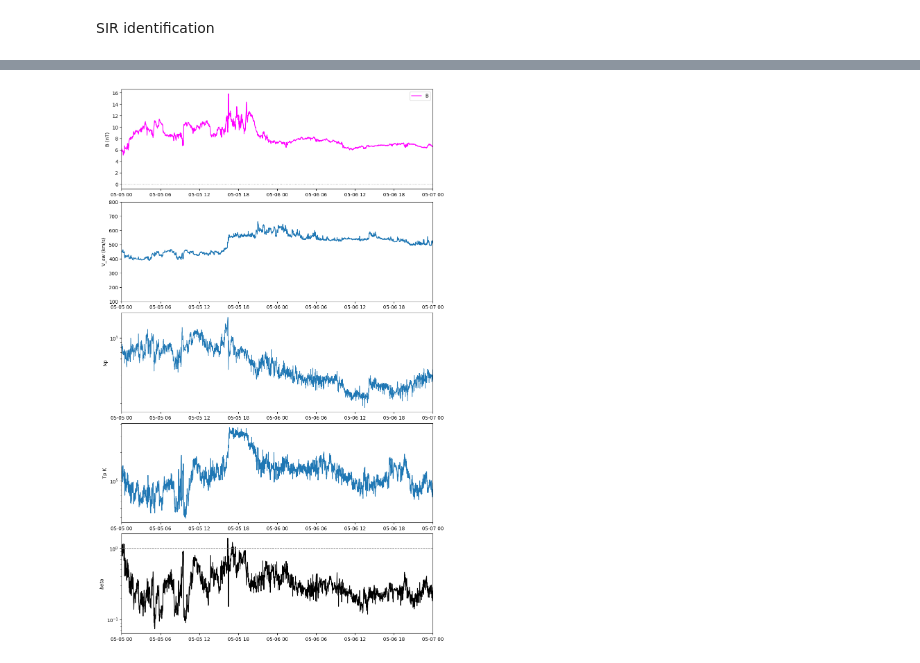
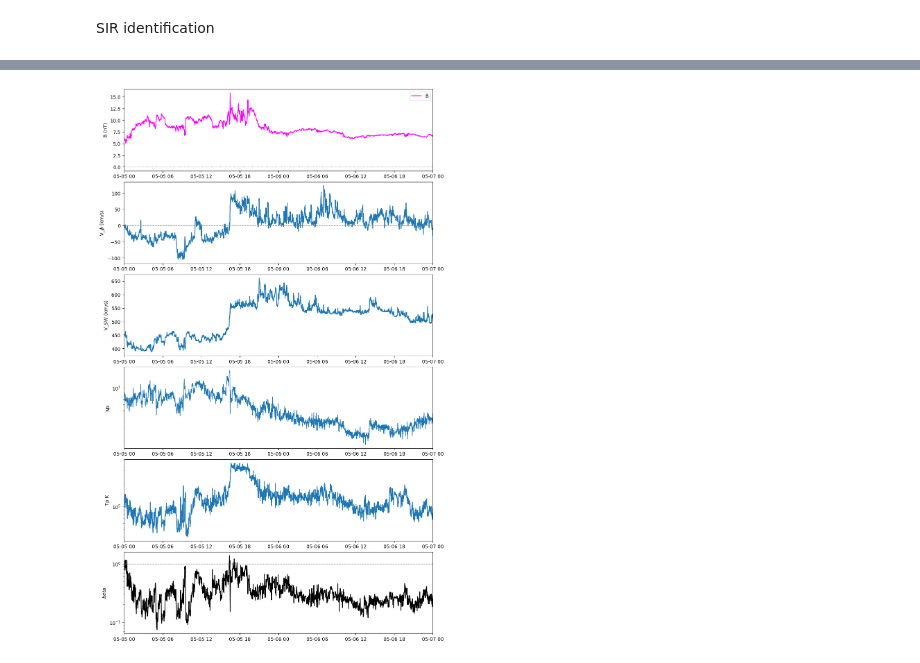
Before and after one commit to spal4532/Tutorial_LSS_SP, a Jupyter notebook: tutorial_icme.ipynb, the cells around one changed output, grey strips where cells are left out. Saved outputs shown, nothing was run; the diff lists cells and outputs as text; code cells hidden in the pictures.

```diff
--- a/tutorial_icme.ipynb
+++ b/tutorial_icme.ipynb
@@ -93,28 +93,31 @@ CDAS Error loading AC_H3_SW2 data for this date range
 # %%
-fig, axs = plt.subplots(5,1,figsize=(10, 16),layout='constrained')
+fig, axs = plt.subplots(6,1,figsize=(10, 16),layout='constrained')
 axs[0].plot(dfm.index,dfm.B,label='B',color='magenta')
 axs[0].set_ylabel('B (nT)')
 axs[0].axhline(y=0,color='gray',linewidth=1,linestyle=':')
 axs[0].legend(loc='upper right')
-axs[1].plot(dfp.index,dfp.Vsw)
-axs[1].set_ylabel('V_${sw}$ (km/s)')
-axs[1].set_ylim([100,800])
-axs[2].plot(dfp.index,dfp.Np, lw=1)
-axs[2].set_yscale('log')
-axs[2].set_ylabel('Np')
-axs[3].plot(dfp.index,dfp.Tp)
-axs[3].set_yscale("log")
-axs[3].set_ylabel('Tp K')
+axs[1].plot(dfp.index,dfp.Vy)
+axs[1].set_ylabel('V_${\phi}$ (km/s)')
+axs[1].axhline(y=0,color='gray',linewidth=1,linestyle='--')
+axs[2].plot(dfp.index,dfp.Vsw)
+axs[2].set_ylabel('V_${SW}$ (km/s)')
+# axs[1].set_ylim([100,800])
+axs[3].plot(dfp.index,dfp.Np, lw=1)
+axs[3].set_yscale('log')
+axs[3].set_ylabel('Np')
+axs[4].plot(dfp.index,dfp.Tp)
+axs[4].set_yscale("log")
+axs[4].set_ylabel('Tp K')
 Kb=1.38e-16
 dfp=dfp.resample('s').ffill().resample('64s').mean()
 dfm=dfm.resample('s').ffill().resample('64s').mean()
 beta=dfp.Np*Kb*dfp.Tp/((dfm.B*1e-5)**2/8/np.pi)
-axs[4].plot(dfp.index,(beta),c='k')
-axs[4].set_yscale('log')
-axs[4].set_ylabel('$beta$')
-axs[4].axhline(y=1,color='gray',linewidth=1,linestyle='--')
+axs[5].plot(dfp.index,(beta),c='k')
+axs[5].set_yscale('log')
+axs[5].set_ylabel('$beta$')
+axs[5].axhline(y=1,color='gray',linewidth=1,linestyle='--')
 
-for i in range(0,5):
+for i in range(0,6):
     axs[i].set_xlim(datetime.strptime(start, "%Y-%m-%d %H:%M:%S"), datetime.strptime(end, "%Y-%m-%d %H:%M:%S"))
 # %% [output]
-[figure, old version]
+[figure, new version]
```
Also changed, not shown: parts of 1 cell of this notebook.
